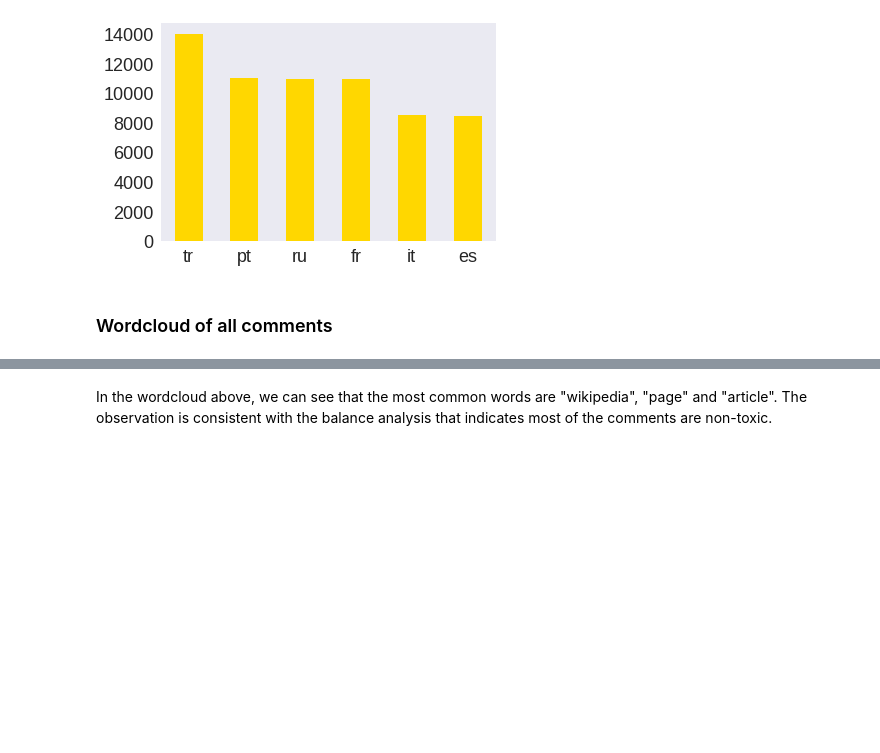
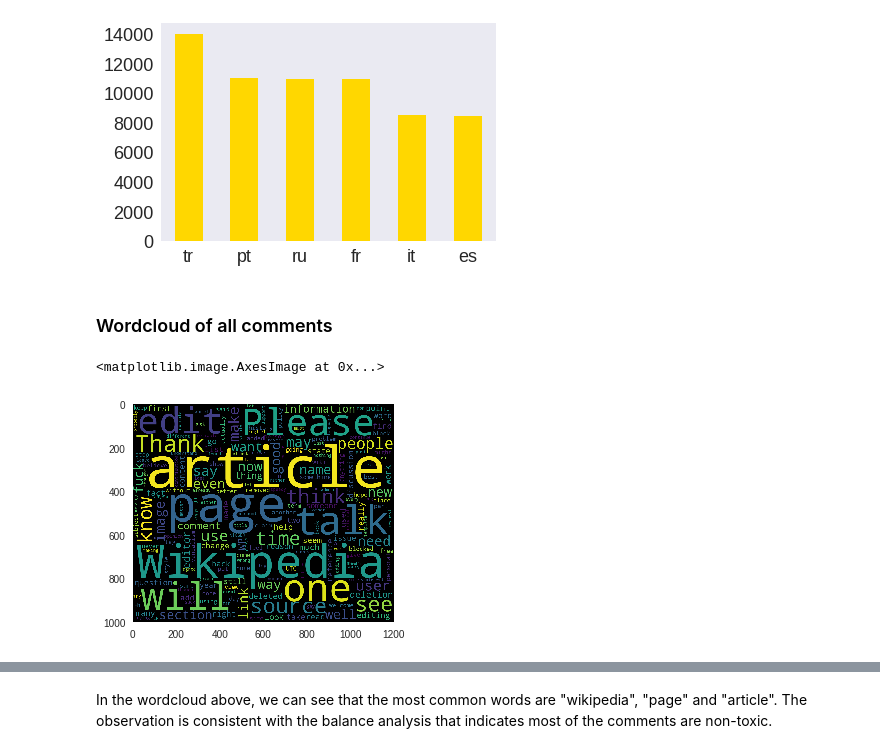
Before and after one commit to cengc13/2040FinalProject, a Jupyter notebook: src/eda/eda.ipynb, the cells around one changed output, grey strips where cells are left out. Drawn from its saved outputs; the diff is of its cells as text; code cells hidden in the pictures; blank space fills up the shorter version.

```diff
--- a/src/eda/eda.ipynb
+++ b/src/eda/eda.ipynb
@@ -124,6 +125,22 @@ test_data.lang.value_counts().plot.bar(rot=0, fontsize=18, color="gold")
 [figure]
 # %% [markdown]
 ### Wordcloud of all comments
+# %%
+def nonan(x):
+    if type(x) == str:
+        return x.replace("\n", "")
+    else:
+        return ""
+
+text = ' '.join([nonan(abstract) for abstract in train_data["comment_text"]])
+# text = ' '.join([nonan(abstract) for abstract in val_data["comment_text"]])
+wordcloud = WordCloud(max_font_size=None, background_color='black', collocations=False,
+                      width=1200, height=1000).generate(text)
+
+plt.imshow(wordcloud)
+# %% [output]
+<matplotlib.image.AxesImage at 0x...>
+[figure, added]
 # %%
 def nonan(x):
     if type(x) == str:
```
Also changed, not shown: parts of 6 cells of this notebook, 4 other files.
